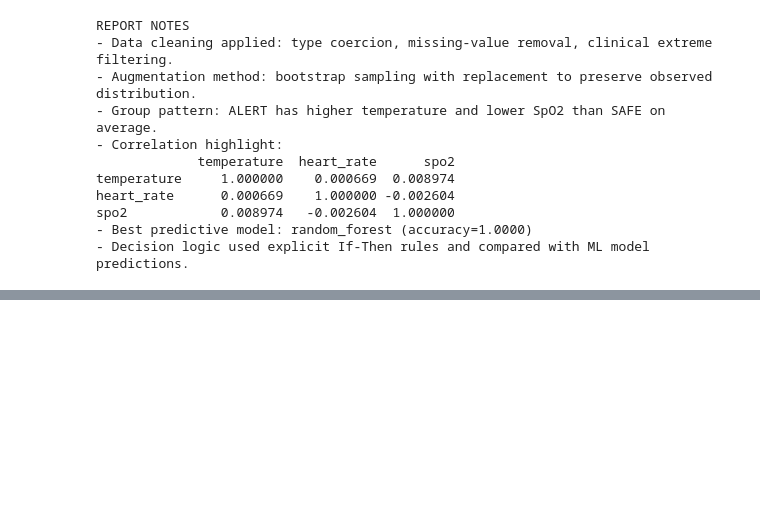
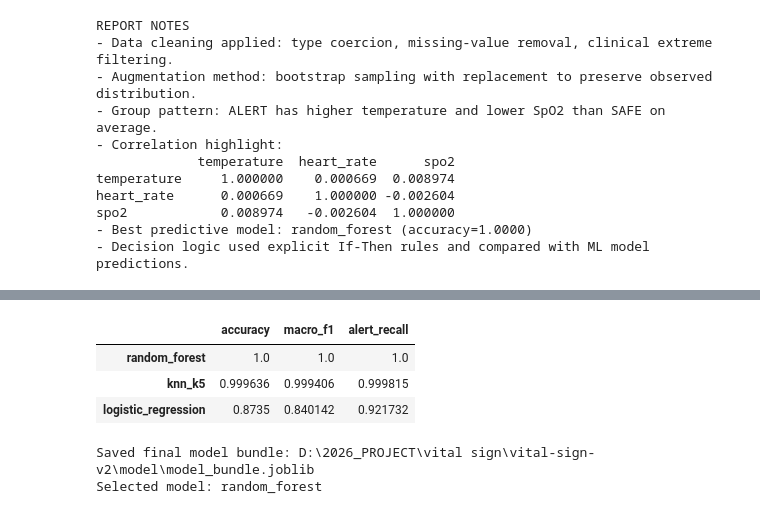
Before and after one commit to codeWithEdison/vital-signs-hub-34310112, a Jupyter notebook: model/analysis.ipynb, the cells around one changed output, grey strips where cells are left out. Drawn from its saved outputs; the diff is of its cells as text; code cells hidden in the pictures; blank space fills up the shorter version.

```diff
--- a/model/analysis.ipynb
+++ b/model/analysis.ipynb
@@ -305,0 +319,35 @@ spo2            0.008974   -0.002604  1.000000
+# %%
+import joblib
+
+if len(cleaned) < 15:
+    raise ValueError("Not enough rows to train and select final model.")
+
+if "out" not in globals():
+    out = train_and_evaluate(cleaned, target_col="rule_status", random_state=42)
+
+scores = pd.DataFrame(out["results"]).T[["accuracy", "macro_f1", "alert_recall"]].sort_values(
+    by=["macro_f1", "alert_recall", "accuracy"], ascending=False
+)
+display(scores)
+
+best_model_name = choose_best_model(out["results"])
+best_model = out["models"][best_model_name]
+
+bundle = {
+    "model_name": best_model_name,
+    "model": best_model,
+    "label_encoder": out["label_encoder"],
+    "feature_order": ["temperature", "heart_rate", "spo2"],
+}
+
+MODEL_BUNDLE_PATH = MODEL_DIR / "model_bundle.joblib"
+joblib.dump(bundle, MODEL_BUNDLE_PATH)
+print(f"Saved final model bundle: {MODEL_BUNDLE_PATH}")
+print(f"Selected model: {best_model_name}")
+# %% [output]
+|  | accuracy | macro_f1 | alert_recall |
+| random_forest | 1.0 | 1.0 | 1.0 |
+| knn_k5 | 0.999636 | 0.999406 | 0.999815 |
+| logistic_regression | 0.8735 | 0.840142 | 0.921732 |
+Saved final model bundle: D:\2026_PROJECT\vital sign\vital-sign-v2\model\model_bundle.joblib
+Selected model: random_forest
```
Also changed, not shown: parts of 5 cells of this notebook, 4 other files.
